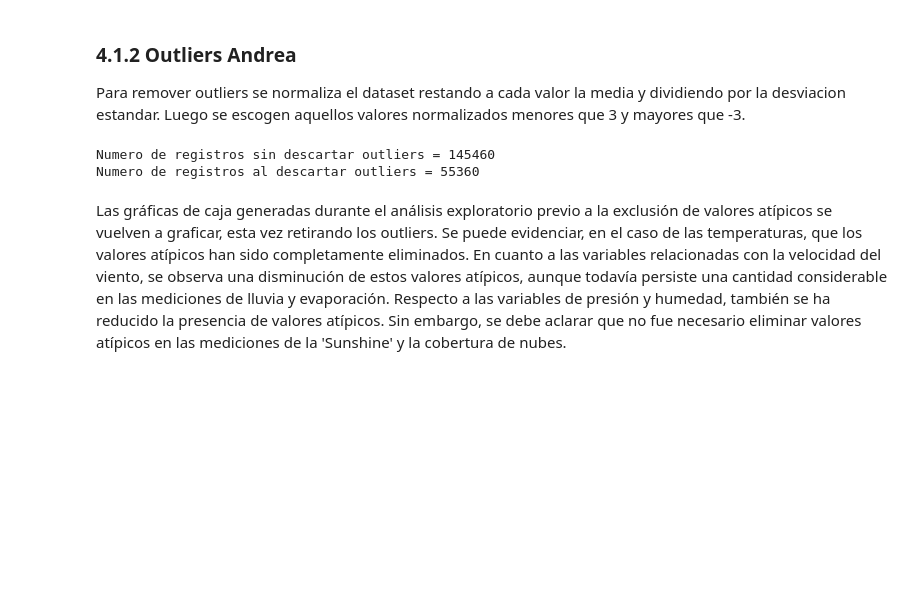
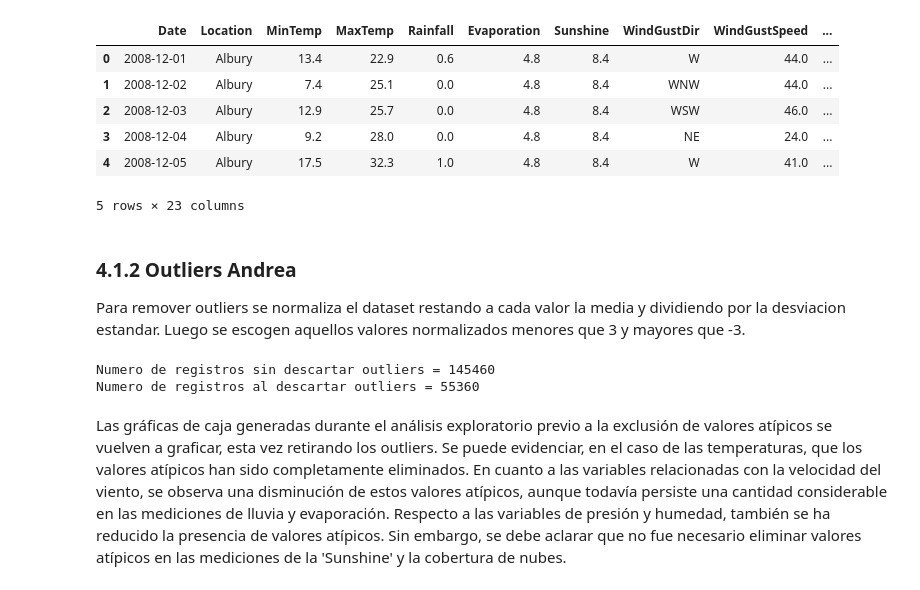
Before and after one commit to acmoral/ProyectoMineria, a Jupyter notebook: Preprocesamiento/preprocesamiento.ipynb, the cells around one changed output. Drawn from its saved outputs; the diff is of its cells as text; code cells hidden in the pictures; blank space fills up the shorter version.

```diff
--- a/Preprocesamiento/preprocesamiento.ipynb
+++ b/Preprocesamiento/preprocesamiento.ipynb
@@ -40,9 +53,0 @@ Observe that only the 'Bare Nuclei' column contains missing values. In the follo
-# %%
-data2 = data['Bare Nuclei']
-
-print('Before replacing missing values:')
-print(data2[20:25])
-data2 = data2.fillna(data2.median())
-
-print('\nAfter replacing missing values:')
-print(data2[20:25])
@@ -53,5 +53,0 @@ Instead of replacing the missing values, another common approach is to discard t
-# %%
-print('Number of rows in original data = %d' % (data.shape[0]))
-
-data2 = data.dropna()
-print('Number of rows after discarding missing values = %d' % (data2.shape[0]))
@@ -57,0 +63,13 @@ print('Number of rows after discarding missing values = %d' % (data2.shape[0]))
+# %%
+# Iterar sobre las columnas con valores nulos
+for col in withNullColumn:
+    if data2[col].dtype == 'float64':
+        # Reemplazar valores nulos en columnas float64 con la mediana de la columna
+        median = data2[col].median()
+        data2[col].fillna(median, inplace=True)
+    # elif data2[col].dtype == 'object':
+    else:
+        # Reemplazar valores nulos en columnas object con la moda de la columna
+        mode = data2[col].mode()
+        print('mode on col', col, mode[0])
+        data2[col].fillna(mode[0], inplace=True)
@@ -58,3 +116,13 @@ print('Number of rows after discarding missing values = %d' % (data2.shape[0]))
+# %%
+data2.head()
+# %% [output]
+|  | Date | Location | MinTemp | MaxTemp | Rainfall | Evaporation | Sunshine | WindGustDir | WindGustSpeed | ... |
+| 0 | 2008-12-01 | Albury | 13.4 | 22.9 | 0.6 | 4.8 | 8.4 | W | 44.0 | ... |
+| 1 | 2008-12-02 | Albury | 7.4 | 25.1 | 0.0 | 4.8 | 8.4 | WNW | 44.0 | ... |
+| 2 | 2008-12-03 | Albury | 12.9 | 25.7 | 0.0 | 4.8 | 8.4 | WSW | 46.0 | ... |
+| 3 | 2008-12-04 | Albury | 9.2 | 28.0 | 0.0 | 4.8 | 8.4 | NE | 24.0 | ... |
+| 4 | 2008-12-05 | Albury | 17.5 | 32.3 | 1.0 | 4.8 | 8.4 | W | 41.0 | ... |
+5 rows × 23 columns
 # %% [markdown]
 ### 4.1.2 Outliers Andrea
 Para remover outliers se normaliza el dataset restando a cada valor la media y dividiendo por la desviacion estandar. Luego se escogen aquellos valores normalizados menores que 3 y mayores que -3.
```
Also changed, not shown: parts of 11 cells of this notebook, 13 other files.
